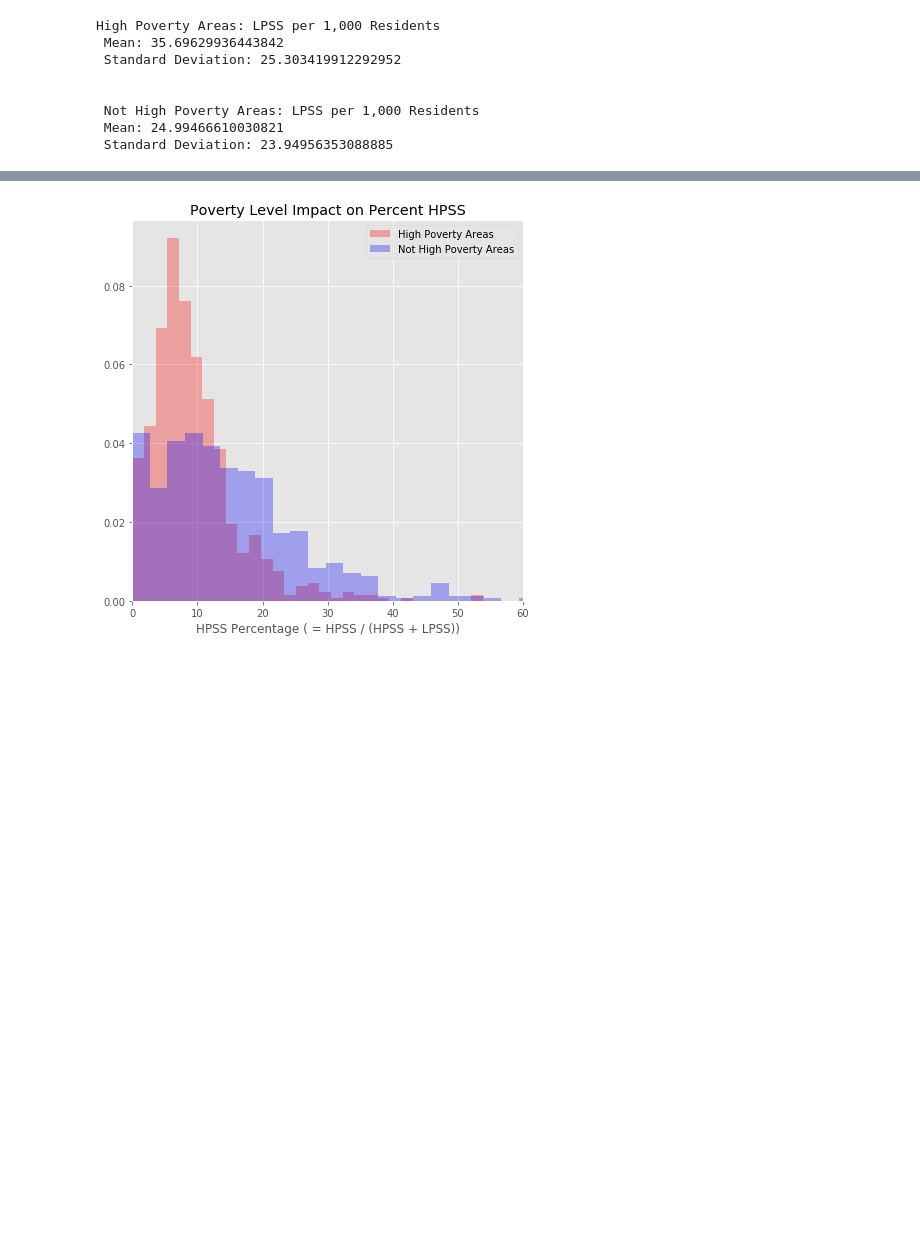
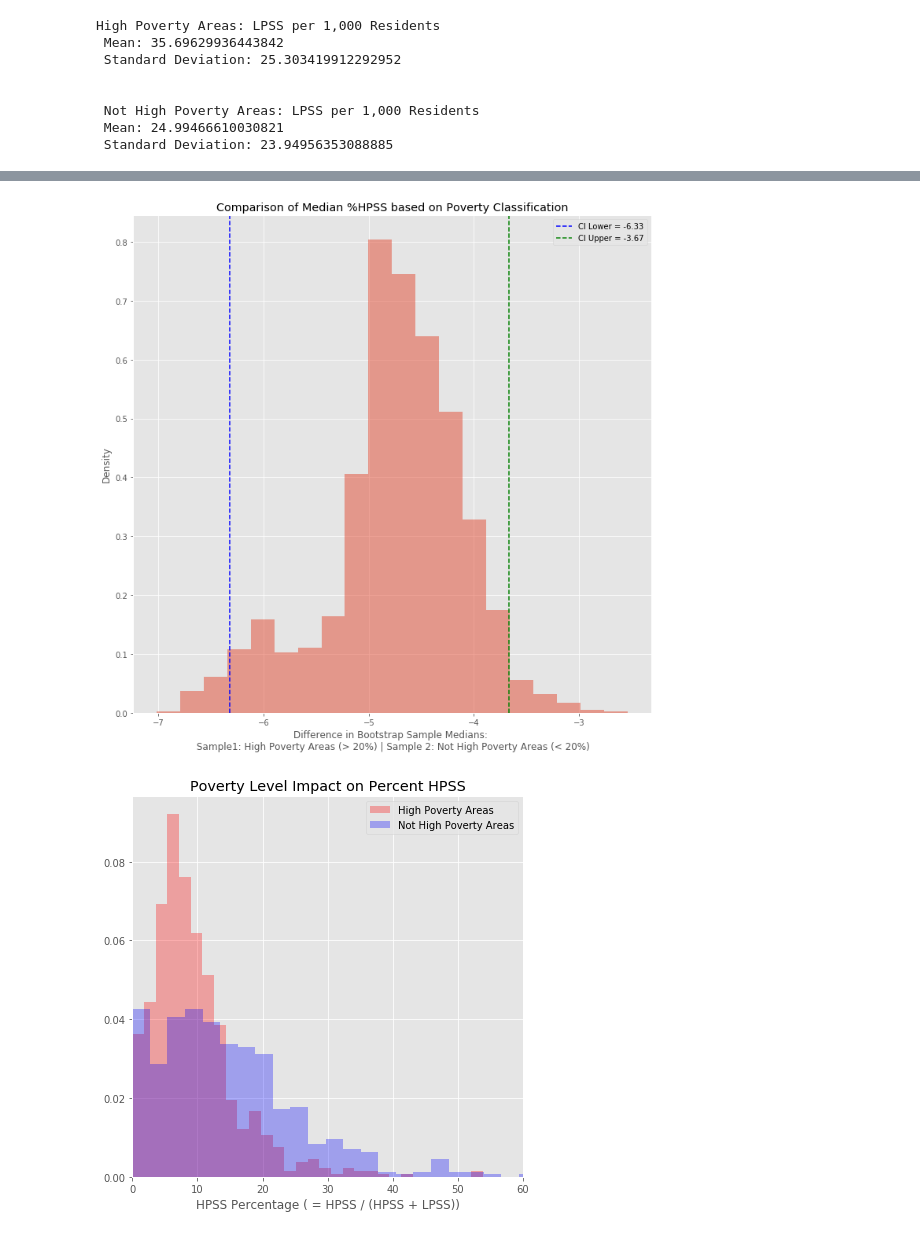
Before and after one commit to jamiewessels/Philly_Food_Access, a Jupyter notebook: Initial_exploration.ipynb, the cells around one changed output, grey strips where cells are left out. Drawn from its saved outputs; the diff is of its cells as text; code cells hidden in the pictures; blank space fills up the shorter version.

```diff
--- a/Initial_exploration.ipynb
+++ b/Initial_exploration.ipynb
@@ -519,3 +532,26 @@ perform_two_samp_ttest(high_pov['lpss_per_1000'], not_high_pov['lpss_per_1000'])
+# %%
+def plot_bs_sample_diffs(ax, sample1, sample2, num_samples, statistic, conf, title, xlabel, alpha = 0.5):
+
+    diffs = paired_bootstrap_sampling(sample1, sample2, num_samples, statistic)
+    sorted_diffs = sorted(diffs)
+
+    ci_lower_limit = sorted_diffs[int(num_samples * (1-conf)/2)]
+    ci_upper_limit = sorted_diffs[int(num_samples * ((1-conf)/2 +conf))]
+
+    ax.hist(diffs, density = True, bins = 20, alpha = alpha)
+    ax.axvline(x = ci_lower_limit, linestyle = 'dashed', color = 'blue', label = f'CI Lower = {ci_lower_limit.round(2)}')
+    ax.axvline(x = ci_upper_limit, linestyle = 'dashed', color = 'green', label = f'CI Upper = {ci_upper_limit.round(2)}')
+    ax.set_xlabel(xlabel)
+    ax.set_title(title)
+    ax.set_ylabel('Density')
+    ax.legend();
+# %%
+fig, ax = plt.subplots(figsize = (10, 10))
+plot_bs_sample_diffs(ax, high_pov['pct_hpss'], not_high_pov['pct_hpss'], num_bs_samps, np.median, .95, 'Comparison of Median %HPSS based on Poverty Classification', 'Difference in Bootstrap Sample Medians: \n Sample1: High Poverty Areas (> 20%) | Sample 2: Not High Poverty Areas (< 20%)')
+fig.tight_layout()
+fig.savefig('images/Percent_HPSS_compare_medians.jpeg')
+# %% [output]
+[figure, added]
 # %%
 fig, ax = plt.subplots(figsize = (7,7))
 
```
Also changed, not shown: parts of 16 cells of this notebook, 6 other files.
